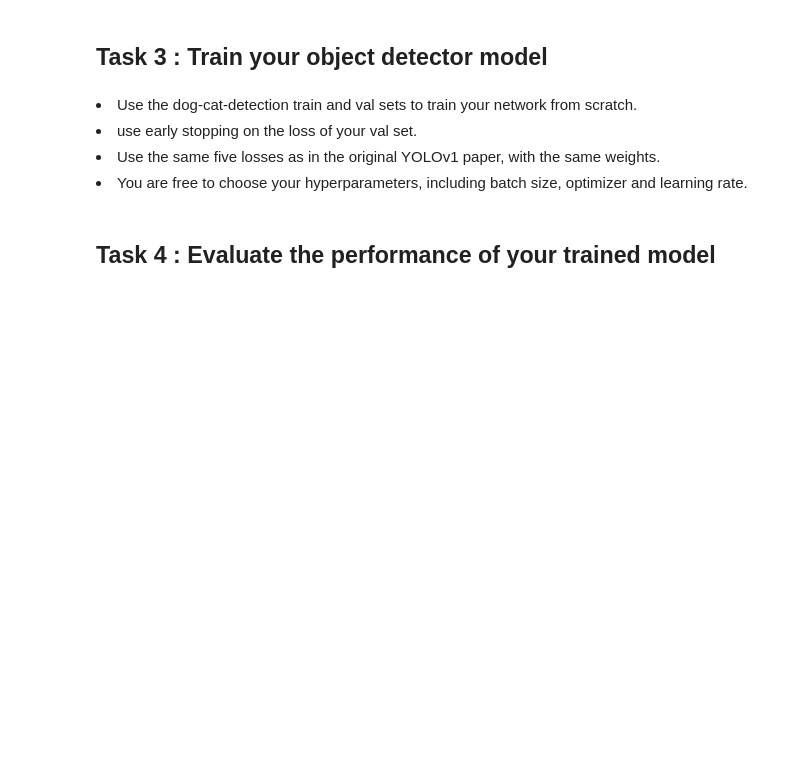
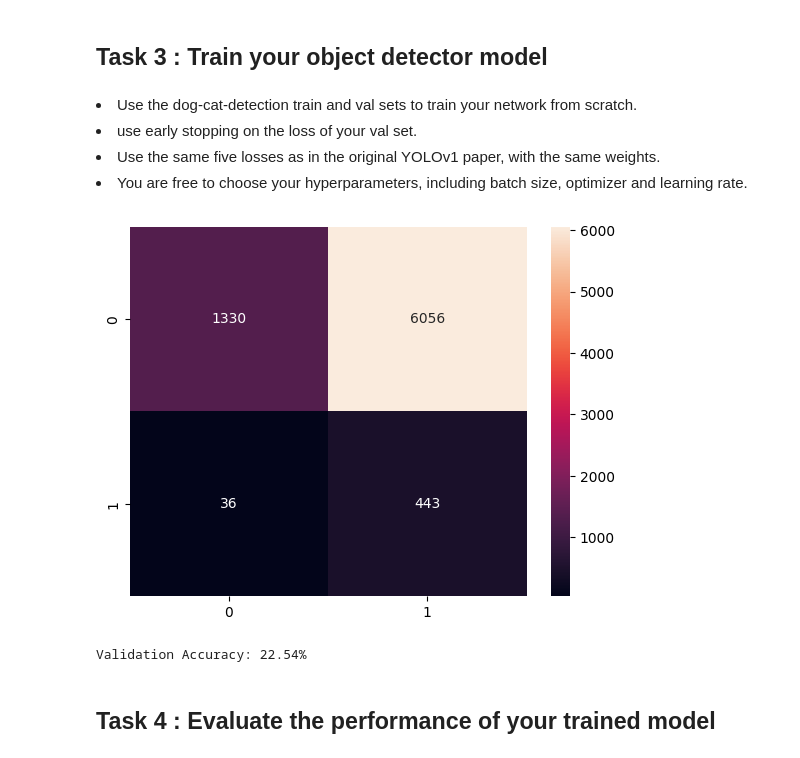
Before and after one commit to Marilia1712/Assignment-4, a Jupyter notebook: assingment4.ipynb, the cells around one changed output. Saved outputs shown, nothing was run; the diff lists cells and outputs as text; code cells hidden in the pictures; blank space fills up the shorter version.

```diff
--- a/assingment4.ipynb
+++ b/assingment4.ipynb
@@ -153,11 +147,10 @@ visualize_batch(dataloader)
 Split into test and training data
 # %%
 labels = []
+for ann_path in dataset.ann_files:
+    _, _, object = dataset.parse_annotation(ann_path)
 
-for ann_path in dataset.ann_files:
-    _, _, objects = dataset.parse_annotation(ann_path)
-
-    label = objects[0]["label"] #one label per image
+    label = object[0]["label"]
     labels.append(label)
 # %%
 indices = list(range(len(dataset)))
@@ -172,5 +165,5 @@ train_idx, val_idx = train_test_split(
 train_set = Subset(dataset, train_idx)
 val_set = Subset(dataset, val_idx)
 # %%
-train_data = DataLoader(train_set, batch_size = 32, shuffle = True, pin_memory = True)
-val_data = DataLoader(val_set, batch_size = 32, shuffle = False, pin_memory = True)
+train_data = DataLoader(train_set, batch_size = 32, shuffle = True, pin_memory = True, collate_fn=lambda x: tuple(zip(*x)))
+val_data = DataLoader(val_set, batch_size = 32, shuffle = False, pin_memory = True, collate_fn=lambda x: tuple(zip(*x)))
@@ -336,9 +462,22 @@ Total parameters: 1058679
 <li>Use the same five losses as in the original YOLOv1 paper, with the same weights. </li>
 <li>You are free to choose your hyperparameters, including batch size, optimizer and learning rate.</li>
 # %%
-model = ObjectDetector()
+device = 'cuda' if torch.cuda.is_available() else 'cpu'
+model = ObjectDetector().to(device)
 epochs = 5
-loss_function = nn.CrossEntropyLoss()
+loss_function = YOLOLoss()
+learning_rate = 1e-4
+optimizer = torch.optim.Adam(params = model.parameters(), lr = learning_rate)
+# %%
+trainer = TrainDetector(model, optimizer, loss_function, device, train_data, val_data)
+avg_loss, avg_val_loss = trainer.train(epochs)
+# %%
+accuracy = trainer.evaluate(threshold=0.5, conf_matrix=True)
+
+print(f"Validation Accuracy: {accuracy * 100:.2f}%")
+# %% [output]
+[figure, added]
+Validation Accuracy: 22.54%
 # %% [markdown]
 ## Task 4 : Evaluate the performance of your trained model
 # %% [markdown]
```
Also changed, not shown: parts of 9 cells of this notebook.
